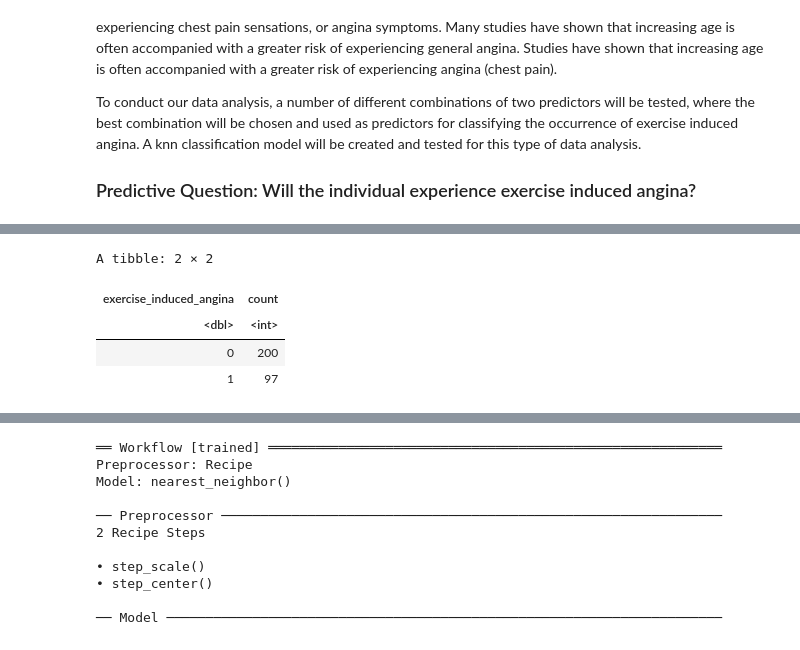
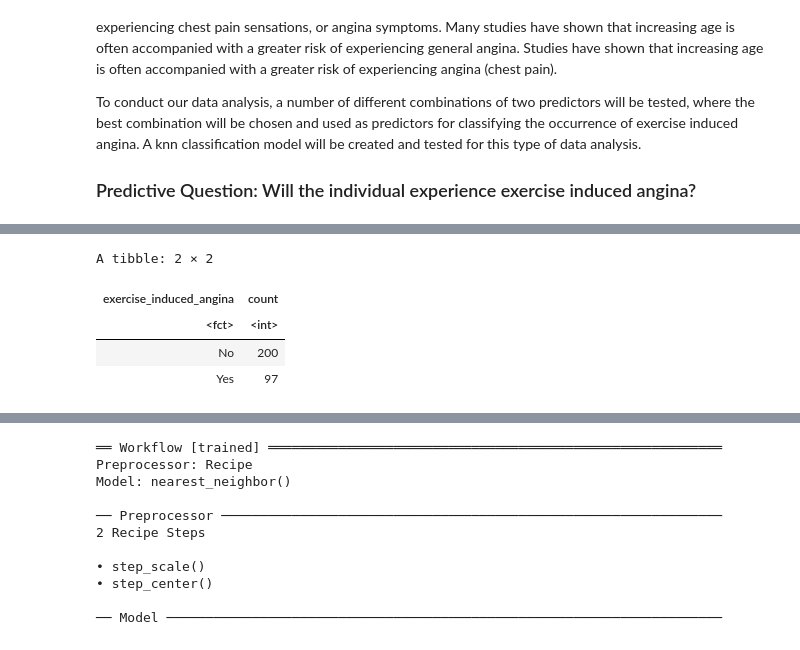
Before and after one commit to elaines6/dsci-100-group-project, a Jupyter notebook: heart_disease_group_report.ipynb, the cells around one changed output, grey strips where cells are left out. Drawn from its saved outputs; the diff is of its cells as text; code cells hidden in the pictures.

```diff
--- a/heart_disease_group_report.ipynb
+++ b/heart_disease_group_report.ipynb
@@ -138,0 +95,6 @@ A tibble: 297 × 14
+# %%
+# Clean and tidy dataset
+heart_clean <- na.omit(heart_raw)|>
+mutate(major_vessels = as.integer(major_vessels), thal = as.integer(thal))
+h2("Figure 1: insert title")
+heart_clean
@@ -151,5 +157,8 @@ A tibble: 1 × 14
 # %%
-heart_clean<-heart_clean|>
-mutate(exercise_induced_angina=as_factor(exercise_induced_angina))
+# as_factor to make exercise_induced_angina the classifer
+heart_clean <- heart_clean |>
+    select(age, max_rate, exercise_induced_angina) |>
+    mutate(exercise_induced_angina = as_factor(exercise_induced_angina)) |>
+    mutate(exercise_induced_angina = fct_recode(exercise_induced_angina, "Yes" = "1", "No" = "0"))
 heart_clean
 # %% [output]
@@ -207,12 +198,11 @@ heart_plot_testing
 # %%
-# Getting the number of samples in the plot 4, but do I need to upsample this??
 # Computing the total number of observations in the dataset.
-final_unscaled_heart_data|>
+heart_clean |>
     group_by(exercise_induced_angina)|>
     summarize(count= n())
 # %% [output]
 A tibble: 2 × 2
 | exercise_induced_angina | count |
-| <dbl> | <int> |
-| 0 | 200 |
-| 1 | 97 |
+| <fct> | <int> |
+| No | 200 |
+| Yes | 97 |
```
Also changed, not shown: parts of 27 cells of this notebook.
